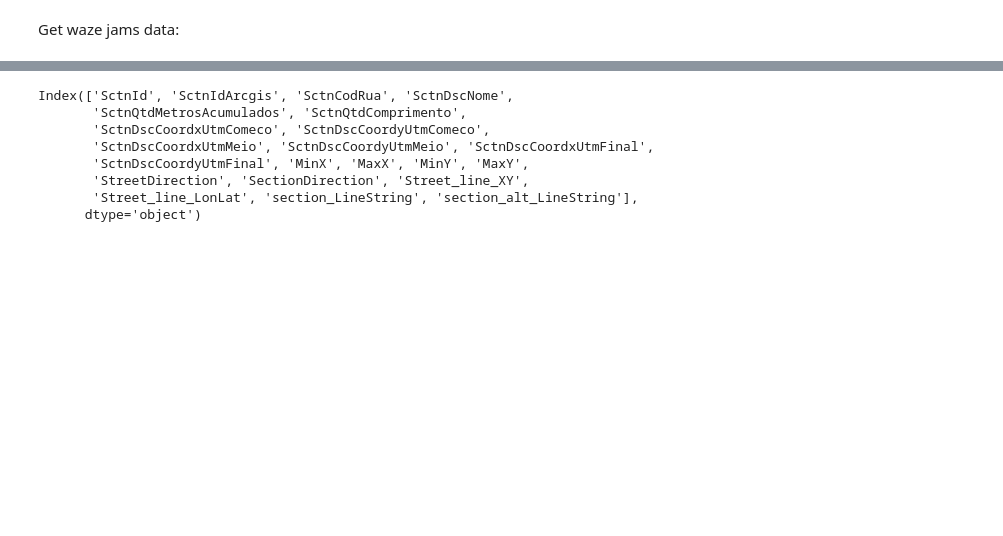
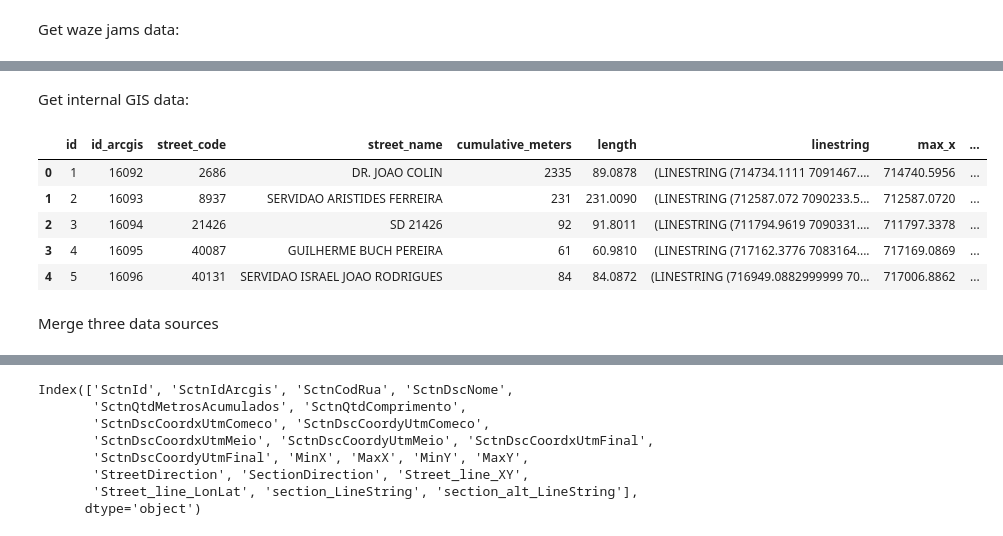
Before and after one commit to pmj-sepud/Joinville-Smart-Mobility, a Jupyter notebook: notebooks/reports/201804-GabrielBogo_BuildTrafficNetwork.ipynb, the cells around one changed output, grey strips where cells are left out. Drawn from its saved outputs; the diff is of its cells as text; code cells hidden in the pictures; blank space fills up the shorter version.

```diff
--- a/notebooks/reports/201804-GabrielBogo_BuildTrafficNetwork.ipynb
+++ b/notebooks/reports/201804-GabrielBogo_BuildTrafficNetwork.ipynb
@@ -85 +74,16 @@ Get data from SIG and merge with Waze's data:
+# %% [markdown]
+Get internal GIS data:
+# %%
+importlib.reload(processing_func)
+geo_sections = processing_func.extract_geo_sections(meta, main_buffer=10)
+geo_sections.head()
+# %% [output]
+|  | id | id_arcgis | street_code | street_name | cumulative_meters | length | linestring | max_x | ... |
+| 0 | 1 | 16092 | 2686 | DR. JOAO COLIN | 2335 | 89.0878 | (LINESTRING (714734.1111 7091467.... | 714740.5956 | ... |
+| 1 | 2 | 16093 | 8937 | SERVIDAO ARISTIDES FERREIRA | 231 | 231.0090 | (LINESTRING (712587.072 7090233.5... | 712587.0720 | ... |
+| 2 | 3 | 16094 | 21426 | SD 21426 | 92 | 91.8011 | (LINESTRING (711794.9619 7090331.... | 711797.3378 | ... |
+| 3 | 4 | 16095 | 40087 | GUILHERME BUCH PEREIRA | 61 | 60.9810 | (LINESTRING (717162.3776 7083164.... | 717169.0869 | ... |
+| 4 | 5 | 16096 | 40131 | SERVIDAO ISRAEL JOAO RODRIGUES | 84 | 84.0872 | (LINESTRING (716949.0882999999 70... | 717006.8862 | ... |
+# %% [markdown]
+Merge three data sources
 # %%
```
Also changed, not shown: parts of 6 cells of this notebook, 1 other file.
